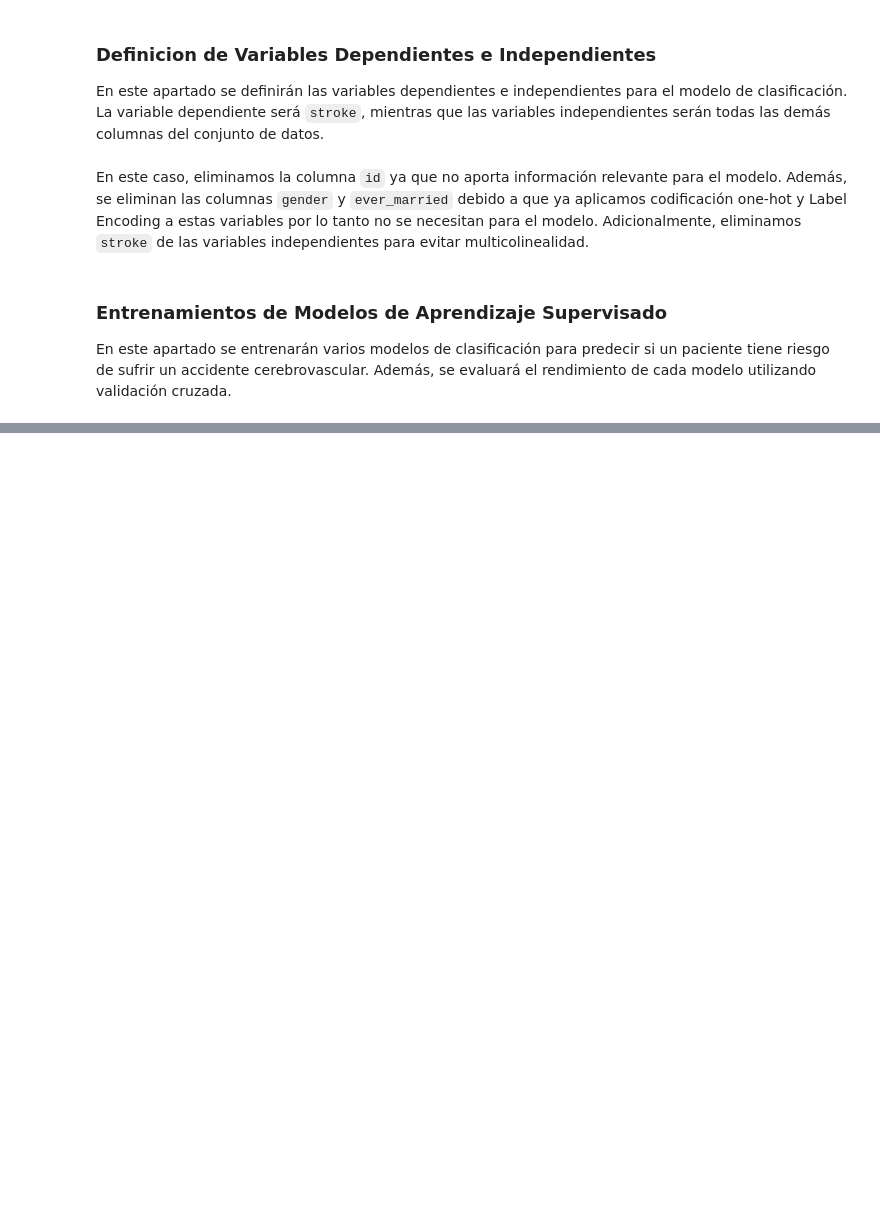
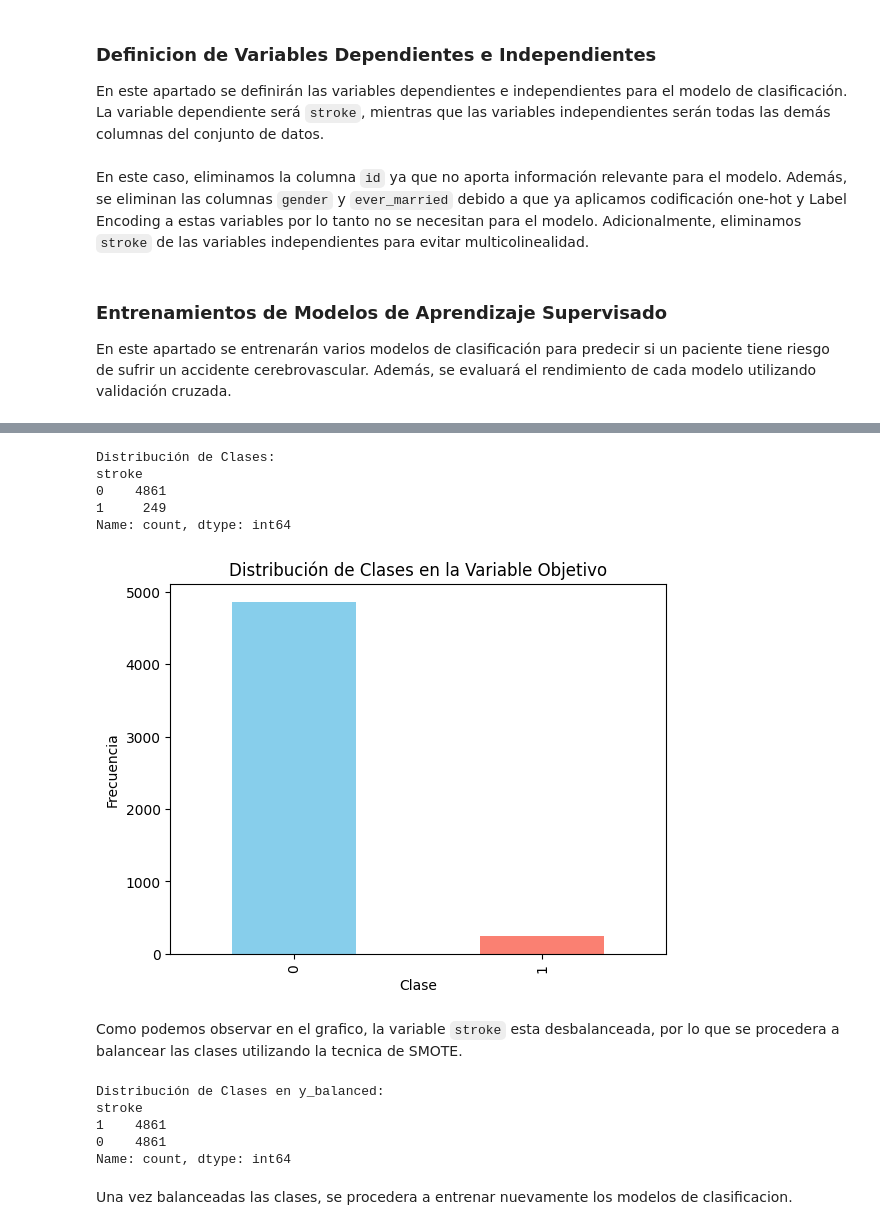
Before and after one commit to crxsx0/solemne-2-mineria-de-datos, a Jupyter notebook: main.ipynb, the cells around one changed output, grey strips where cells are left out. Saved outputs shown, nothing was run; the diff lists cells and outputs as text; code cells hidden in the pictures; blank space fills up the shorter version.

Commit message:
add new metrics of results, balaced target variable

```diff
--- a/main.ipynb
+++ b/main.ipynb
@@ -449,0 +472,35 @@ K-Nearest Neighbors  0.947554
+# %%
+print("Distribución de Clases:")
+print(y.value_counts())
+
+y.value_counts().plot(kind='bar', color=['skyblue', 'salmon'])
+plt.title("Distribución de Clases en la Variable Objetivo")
+plt.xlabel("Clase")
+plt.ylabel("Frecuencia")
+plt.show()
+# %% [output]
+Distribución de Clases:
+stroke
+0    4861
+1     249
+Name: count, dtype: int64
+[figure, added]
+# %% [markdown]
+Como podemos observar en el grafico, la variable `stroke` esta desbalanceada, por lo que se procedera a balancear las clases utilizando la tecnica de SMOTE.
+# %%
+from imblearn.over_sampling import SMOTE
+
+smote = SMOTE(random_state=42)
+
+X_balanced, y_balanced = smote.fit_resample(X, y)
+
+print("Distribución de Clases en y_balanced:")
+print(y_balanced.value_counts())
+# %% [output]
+Distribución de Clases en y_balanced:
+stroke
+1    4861
+0    4861
+Name: count, dtype: int64
+# %% [markdown]
+Una vez balanceadas las clases, se procedera a entrenar nuevamente los modelos de clasificacion.
```
Also changed, not shown: parts of 5 cells of this notebook.
